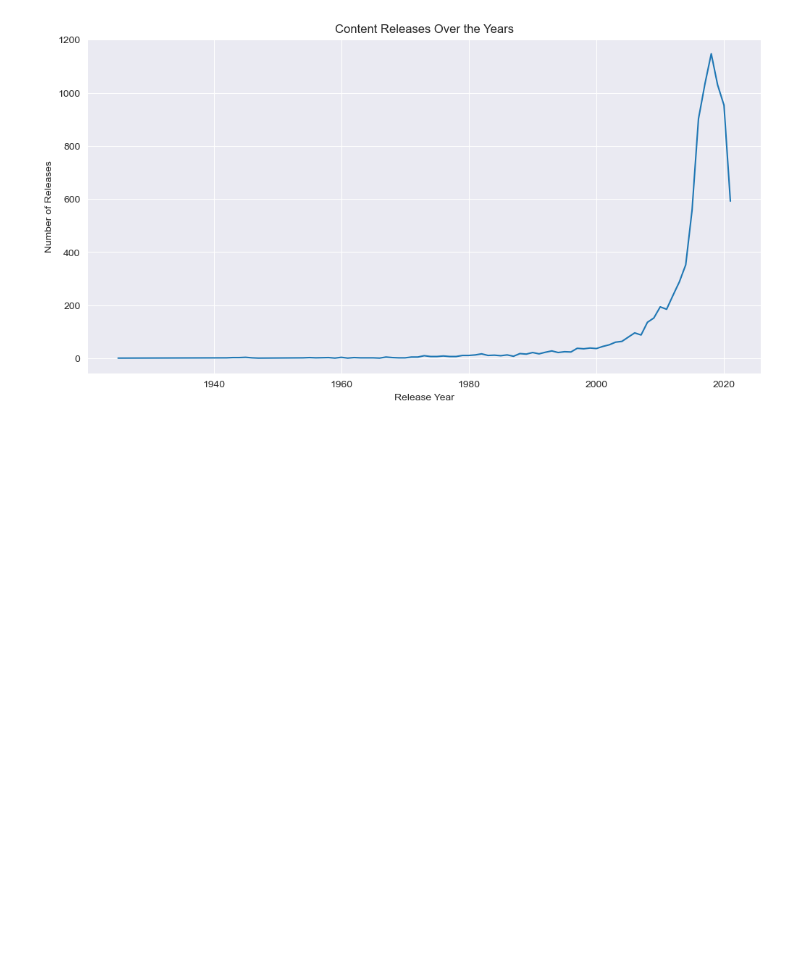
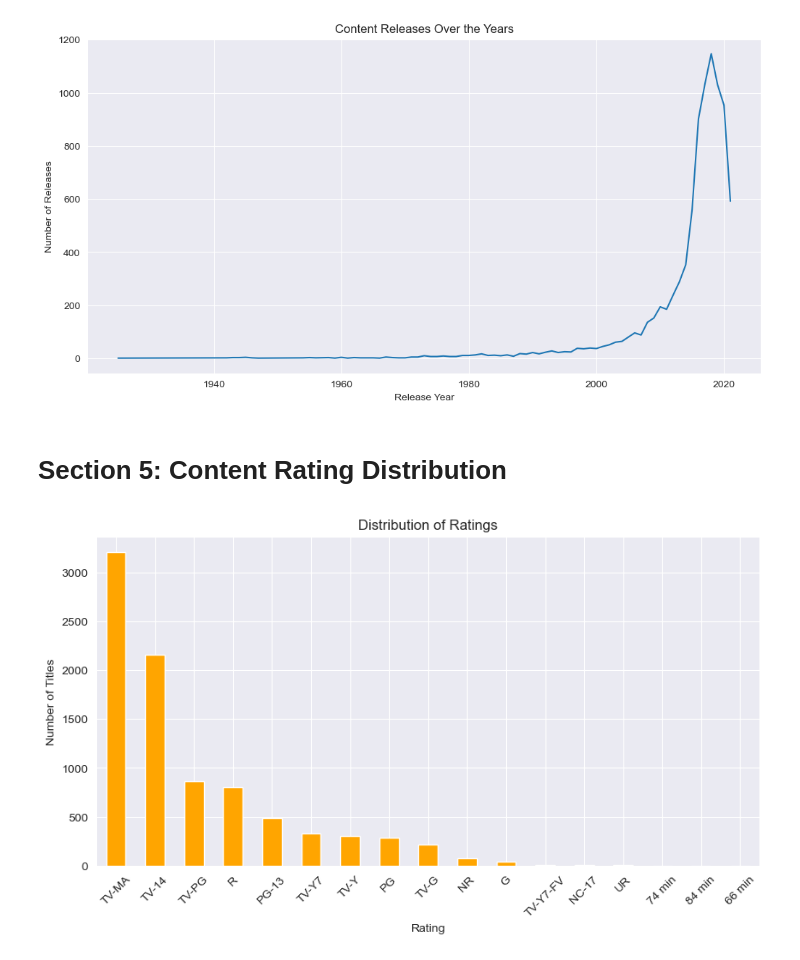
Before and after one commit to aghabidareh/NetflixAnalyzer, a Jupyter notebook: main.ipynb, the cells around one changed output. Drawn from its saved outputs; the diff is of its cells as text; code cells hidden in the pictures; blank space fills up the shorter version.

Commit message:
plots-and-graphs

```diff
--- a/main.ipynb
+++ b/main.ipynb
@@ -107,3 +107,14 @@ plt.grid(True)
 plt.show()
 # %% [output]
 [figure]
+# %% [markdown]
+# Section 5: Content Rating Distribution
+# %%
+df['rating'].value_counts().plot(kind='bar', figsize=(10,5), color='orange')
+plt.title("Distribution of Ratings")
+plt.xlabel("Rating")
+plt.ylabel("Number of Titles")
+plt.xticks(rotation=45)
+plt.show()
+# %% [output]
+[figure, added]
```
